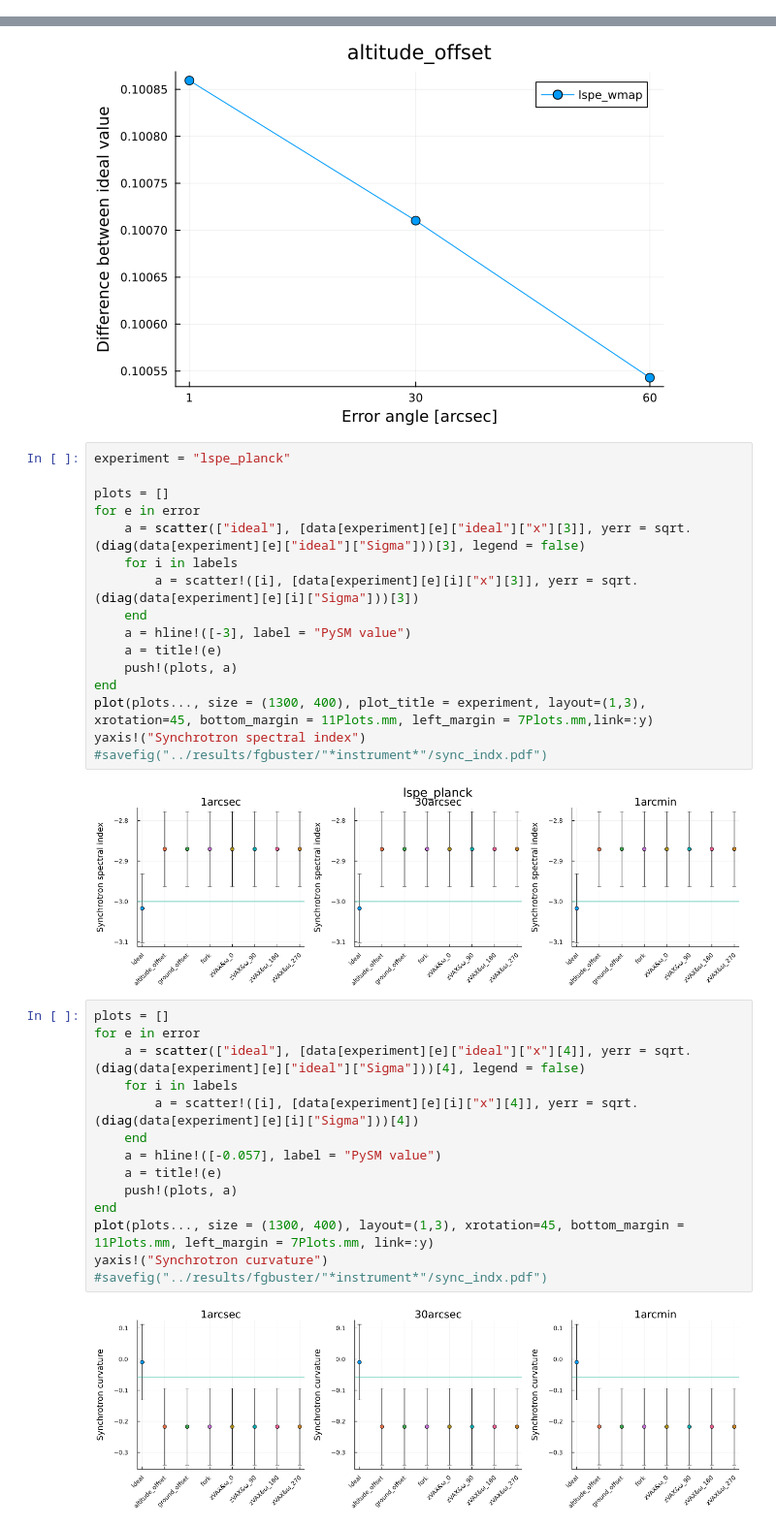
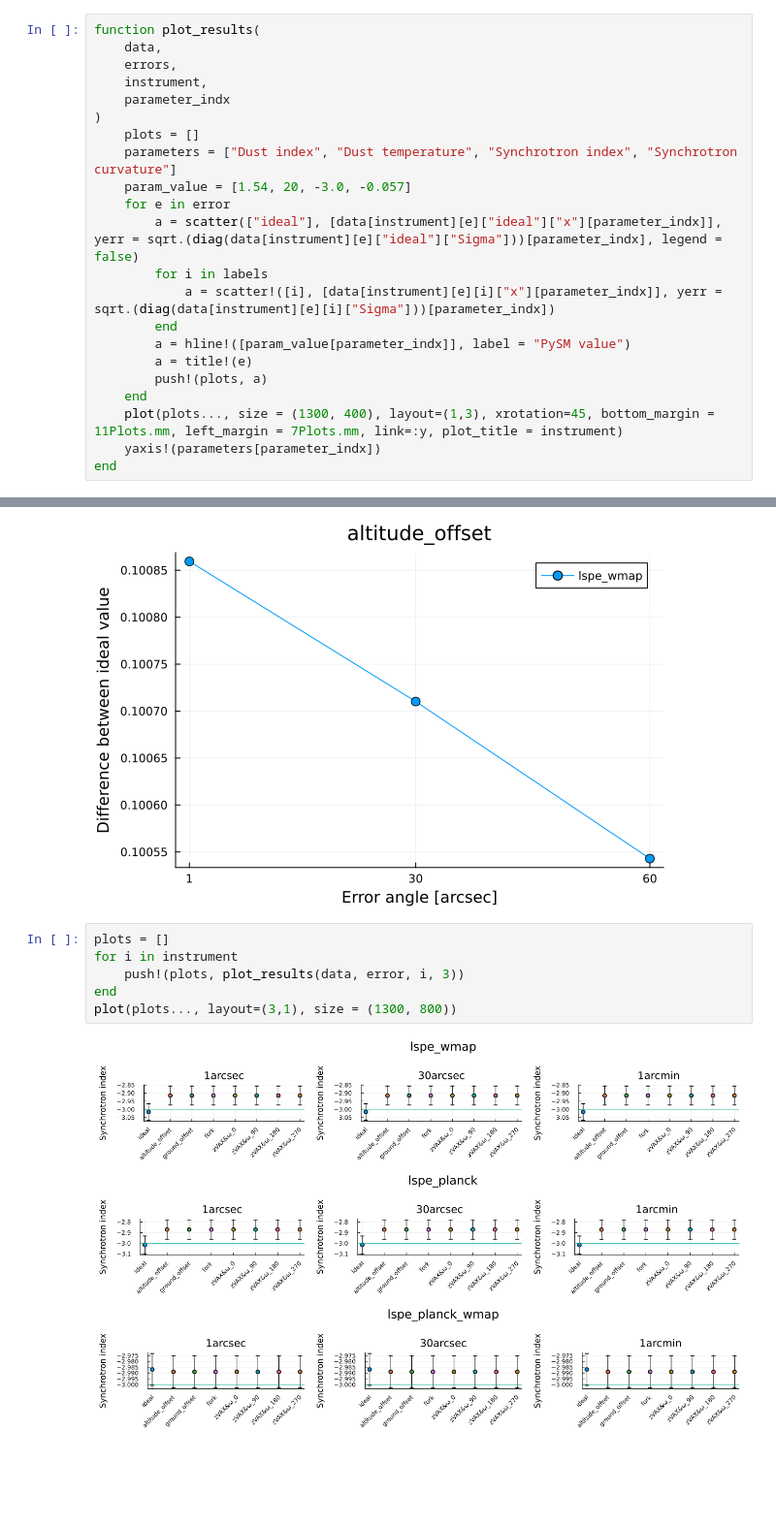
Before and after one commit to teob97/Master-Thesis-Pipeline, a Jupyter notebook: notebooks/fgbuster_plot.ipynb, the cells around one changed output, grey strips where cells are left out. Shown at 97% size. Cells and saved outputs as stored; diff of their text form; blank space fills up the shorter version.

Commit message:
Final plot result

```diff
--- a/notebooks/fgbuster_plot.ipynb
+++ b/notebooks/fgbuster_plot.ipynb
@@ -6,3 +6,25 @@ using LinearAlgebra
 using DataFrames
 using StatsPlots
 using CSV
+# %%
+function plot_results(
+    data,
+    errors,
+    instrument,
+    parameter_indx
+)
+    plots = []
+    parameters = ["Dust index", "Dust temperature", "Synchrotron index", "Synchrotron curvature"]
+    param_value = [1.54, 20, -3.0, -0.057]
+    for e in error
+        a = scatter(["ideal"], [data[instrument][e]["ideal"]["x"][parameter_indx]], yerr = sqrt.(diag(data[instrument][e]["ideal"]["Sigma"]))[parameter_indx], legend = false)
+        for i in labels
+            a = scatter!([i], [data[instrument][e][i]["x"][parameter_indx]], yerr = sqrt.(diag(data[instrument][e][i]["Sigma"]))[parameter_indx])
+        end
+        a = hline!([param_value[parameter_indx]], label = "PySM value")
+        a = title!(e)
+        push!(plots, a)
+    end
+    plot(plots..., size = (1300, 400), layout=(1,3), xrotation=45, bottom_margin = 11Plots.mm, left_margin = 7Plots.mm, link=:y, plot_title = instrument)
+    yaxis!(parameters[parameter_indx])
+end
@@ -40,37 +64,11 @@ yaxis!("Difference between ideal value")
 title!(l)
 # %% [output]
 [figure]
-# %%
-experiment = "lspe_planck"
-
-plots = []
-for e in error
-    a = scatter(["ideal"], [data[experiment][e]["ideal"]["x"][3]], yerr = sqrt.(diag(data[experiment][e]["ideal"]["Sigma"]))[3], legend = false)
-    for i in labels
-        a = scatter!([i], [data[experiment][e][i]["x"][3]], yerr = sqrt.(diag(data[experiment][e][i]["Sigma"]))[3])
-    end
-    a = hline!([-3], label = "PySM value")
-    a = title!(e)
-    push!(plots, a)
-end
-plot(plots..., size = (1300, 400), plot_title = experiment, layout=(1,3), xrotation=45, bottom_margin = 11Plots.mm, left_margin = 7Plots.mm,link=:y)
-yaxis!("Synchrotron spectral index")
-#savefig("../results/fgbuster/"*instrument*"/sync_indx.pdf")
-# %% [output]
-[figure, removed]
-# %%
-plots = []
-for e in error
-    a = scatter(["ideal"], [data[experiment][e]["ideal"]["x"][4]], yerr = sqrt.(diag(data[experiment][e]["ideal"]["Sigma"]))[4], legend = false)
-    for i in labels
-        a = scatter!([i], [data[experiment][e][i]["x"][4]], yerr = sqrt.(diag(data[experiment][e][i]["Sigma"]))[4])
-    end
-    a = hline!([-0.057], label = "PySM value")
-    a = title!(e)
-    push!(plots, a)
-end
-plot(plots..., size = (1300, 400), layout=(1,3), xrotation=45, bottom_margin = 11Plots.mm, left_margin = 7Plots.mm, link=:y)
-yaxis!("Synchrotron curvature")
-#savefig("../results/fgbuster/"*instrument*"/sync_indx.pdf")
-# %% [output]
-[figure, removed]
+# %%
+plots = []
+for i in instrument
+    push!(plots, plot_results(data, error, i, 3))
+end
+plot(plots..., layout=(3,1), size = (1300, 800))
+# %% [output]
+[figure, added]
```
Also changed, not shown: parts of 1 cell of this notebook.
